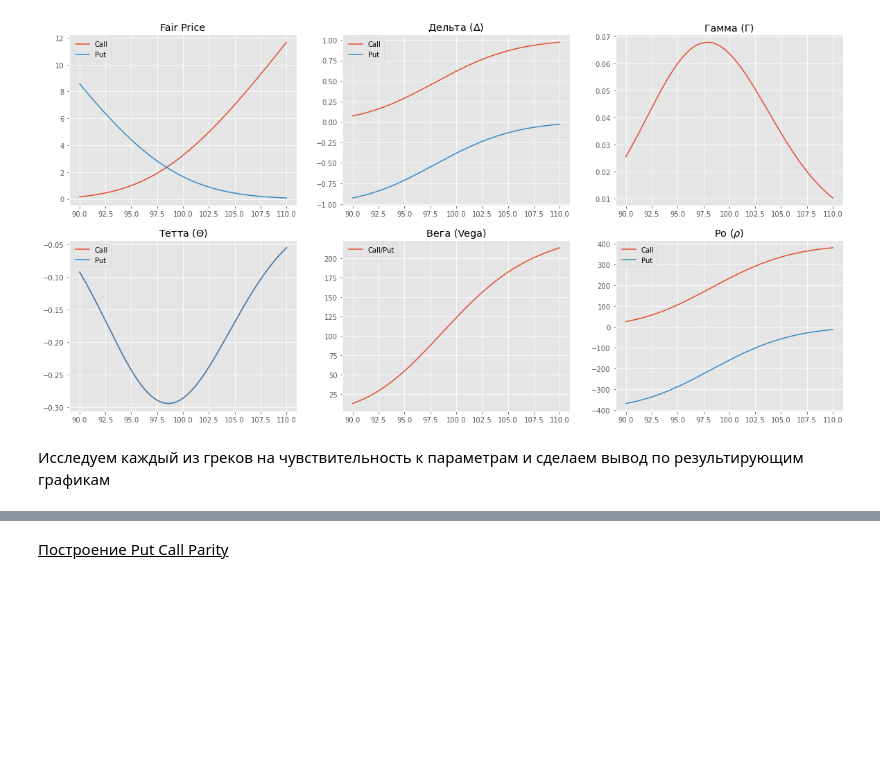
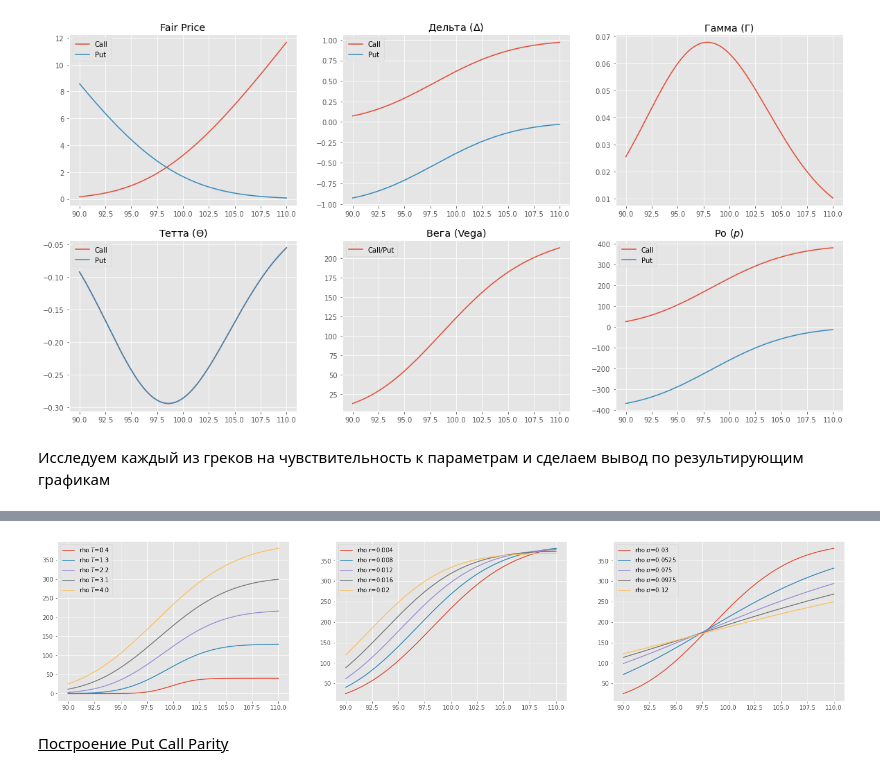
Before and after one commit to CyberCheshir/FinMath, a Jupyter notebook: Лабораторная 2.ipynb, the cells around one changed output, grey strips where cells are left out. Cells and saved outputs as stored; diff of their text form; code cells hidden in the pictures; blank space fills up the shorter version.

```diff
--- a/Лабораторная 2.ipynb
+++ b/Лабораторная 2.ipynb
@@ -534,3 +434,7 @@ rho_show()
+# %%
+research_greek_show(rho)
+# %% [output]
+[figure, added]
 # %% [markdown]
 <u>Построение Put Call Parity</u>
 # %%
```
Also changed, not shown: parts of 24 cells of this notebook, 1 other file.
